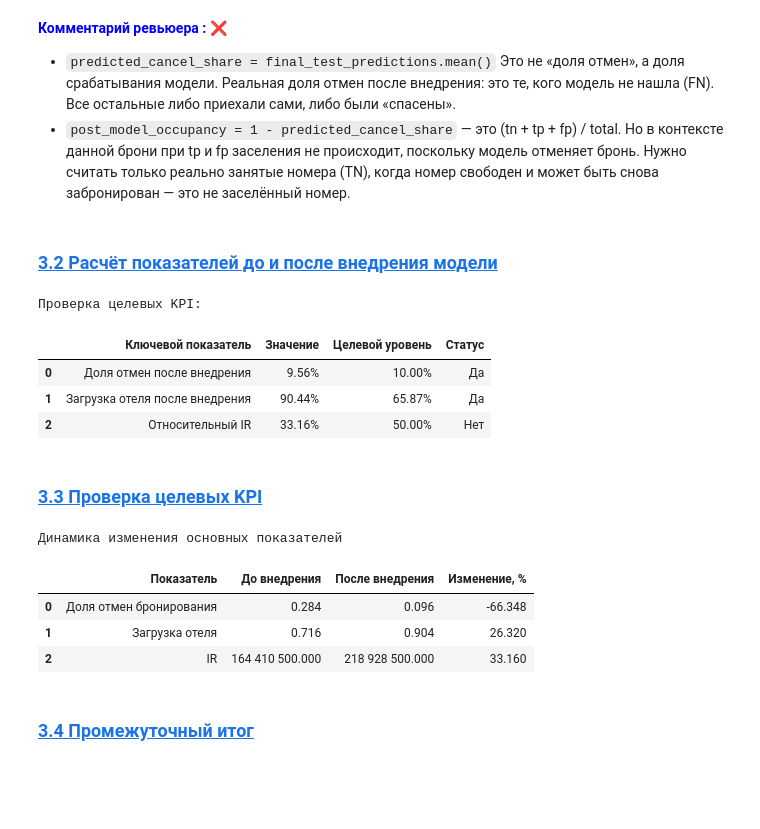
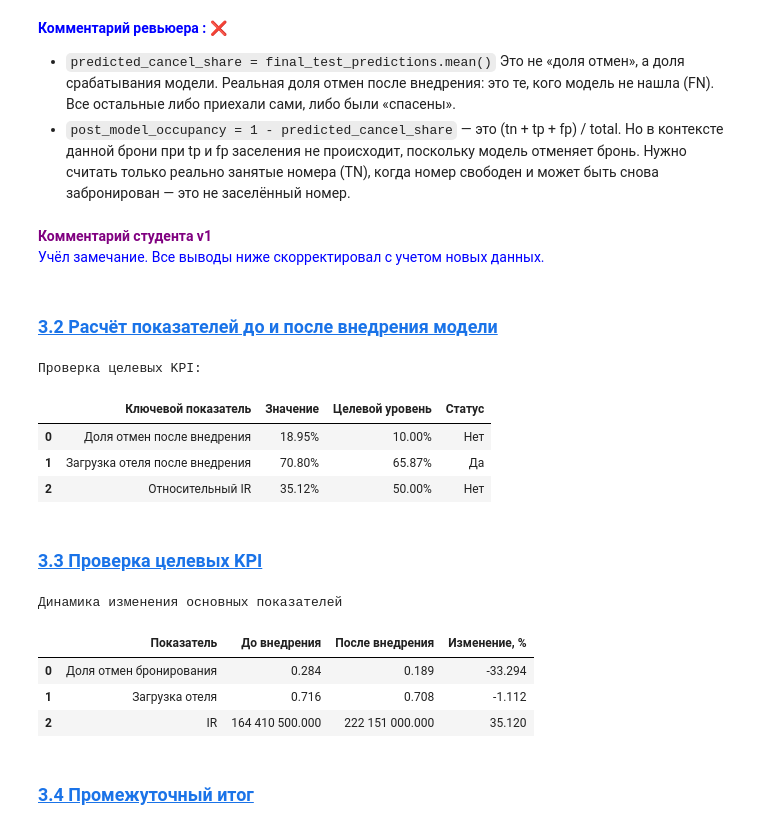
Before and after one commit to MEYakunin/Sprint17_Booking_Cancellation_Predict, a Jupyter notebook: Sprint17_Booking_Cancellation_Predict_ver_1.ipynb, the cells around one changed output. Drawn from its saved outputs; the diff is of its cells as text; code cells hidden in the pictures; blank space fills up the shorter version.

Commit message:
Sprint17_Booking_Cancellation_Predict - исправил все замечания ревьюера

```diff
--- a/Sprint17_Booking_Cancellation_Predict_ver_1.ipynb
+++ b/Sprint17_Booking_Cancellation_Predict_ver_1.ipynb
@@ -1543,7 +1545,7 @@ for name in MODEL_CONFIGS:
     )
     study.optimize(
         lambda trial, n=name: objective(trial, n, X_train, y_train),
-        n_trials=15,
+        n_trials=10,
         n_jobs=-1,
         show_progress_bar=False
     )
@@ -1823,6 +1814,6 @@ display(calibrated_metrics[calibrated_metrics['Модель'] == best_calibrated
 # %%
 # Поиск оптимального порога классификации на калибровочной выборке
-thresholds = np.linspace(0.05, 1, num=100)
+thresholds = np.linspace(0.05, 0.99, num=100)
 threshold_results = []
 
 for threshold in thresholds:
@@ -1836,9 +1827,9 @@ for threshold in thresholds:
         'FN': fn,
         'TN': tn,
         'Accuracy': accuracy_score(y_cal, y_pred_threshold),
-        'Precision': precision_score(y_cal, y_pred_threshold),
-        'Recall': recall_score(y_cal, y_pred_threshold),
-        'F1-score': f1_score(y_cal, y_pred_threshold),
+        'Precision': precision_score(y_cal, y_pred_threshold, zero_division=0),
+        'Recall': recall_score(y_cal, y_pred_threshold, zero_division=0),
+        'F1-score': f1_score(y_cal, y_pred_threshold, zero_division=0),
         'IR': calculate_ir(y_cal, y_pred_threshold),
         'flagged_share': y_pred_threshold.mean()
     })
@@ -1864,6 +1858,9 @@ threshold_df = pd.DataFrame(threshold_results)
 # %%
 # Сортируем по Incremental Revenue для выбора порога
-threshold_df = threshold_df[threshold_df['flagged_share'] <= 0.1]
+threshold_df = threshold_df[
+    (threshold_df['flagged_share'] >= 0.05) &
+    (threshold_df['flagged_share'] <= 0.1)
+].sort_values('IR', ascending=False).reset_index(drop=True)
 threshold_df = threshold_df.sort_values('IR', ascending=False).reset_index(drop=True)
 
 best_threshold = threshold_df.iloc[0]['threshold']
@@ -2163,28 +2183,28 @@ display(top_features[['feature', 'importance']])
 y_test_arr = y_test.to_numpy(dtype=int)
 final_test_predictions = final_test_predictions.astype(int)
 
-# До внедрения модели: фактическая доля отмен и загрузки на тестовых данных
+total = len(y_test_arr)
+
+# До внедрения модели: фактические доля отмен и загрузка на тестовых данных
 baseline_cancel_share = y_test_arr.mean()
 baseline_occupancy = 1 - baseline_cancel_share
 
 # IR до внедрения: доход без модели
 baseline_ir = ((y_test_arr == 0).sum() * AVG_REV) - ((y_test_arr == 1).sum() * LOST_REV)
 
-# После внедрения модели: считаем долю бронирований, которые модель помечает как отменённые
-# и оценку загрузки на основе этой доли.
-predicted_cancel_share = final_test_predictions.mean()
-post_model_occupancy = 1 - predicted_cancel_share
+# Матрица ошибок для расчёта показателей после внедрения модели
+tn, fp, fn, tp = confusion_matrix(y_test_arr, final_test_predictions, labels=[0, 1]).ravel()
 
-# Матрица ошибок для расчёта IR после внедрения модели
-# tn, fp, fn, tp = confusion_matrix(y_true, y_pred).ravel()
-tn, fp, fn, tp = confusion_matrix(y_test_arr, final_test_predictions, labels=[0, 1]).ravel()
+# Реальная доля отмен после внедрения = не найденные моделью отмены (FN)
+post_model_cancel_share = fn / total
+
+# Загрузка отеля после внедрения = реально занятые номера (TN)
+post_model_occupancy = tn / total
 
 # IR после внедрения модели
 post_model_ir = tp * PER_REBOOKING + tn * AVG_REV - fp * COST_FP - fn * LOST_REV
 
 # Сохраняем промежуточные переменные
-# Важно: stage3_before — это фактические показатели до внедрения,
-# stage3_after — это оценки после внедрения на основе предсказаний модели.
 stage3_before = {
     'cancel_share': baseline_cancel_share,
     'occupancy': baseline_occupancy,
@@ -2192,16 +2212,16 @@ stage3_before = {
 }
 
 stage3_after = {
-    'predicted_cancel_share': predicted_cancel_share,
+    'cancel_share': post_model_cancel_share,
     'occupancy': post_model_occupancy,
     'ir': post_model_ir,
 }
 
 print('Подготовка данных завершена.')
 print(f'Фактическая доля отмен до внедрения: {baseline_cancel_share:.2%}')
-print(f'Доля предсказанных отмен после внедрения: {predicted_cancel_share:.2%}')
+print(f'Доля отмен после внедрения: {post_model_cancel_share:.2%}')
 print(f'Загрузка отеля до внедрения: {baseline_occupancy:.2%}')
-print(f'Оценка загрузки после внедрения: {post_model_occupancy:.2%}')
+print(f'Загрузка отеля после внедрения: {post_model_occupancy:.2%}')
 print(f'IR до внедрения: {baseline_ir:,.0f} руб.')
 print(f'IR после внедрения: {post_model_ir:,.0f} руб.')
 # %% [output]
@@ -2218,6 +2238,9 @@ IR после внедрения: 218,928,500 руб.
 - `predicted_cancel_share = final_test_predictions.mean()` Это не «доля отмен», а доля срабатывания модели. Реальная доля отмен после внедрения: это те, кого модель не нашла (FN). Все остальные либо приехали сами, либо были «спасены».
 - `post_model_occupancy = 1 - predicted_cancel_share` — это (tn + tp + fp) / total. Но в контексте данной брони при tp и fp заселения не происходит, поскольку модель отменяет бронь. Нужно считать только реально занятые номера (TN), когда номер свободен и может быть снова забронирован — это не заселённый номер.
 </font>
+# %% [markdown]
+<span style="color: purple; font-weight: bold">Комментарий студента v1</span>
+<span style="color: blue"><br>Учёл замечание. Все выводы ниже скорректировал с учетом новых данных.</span>
 # %% [markdown]
 ### [3.2 Расчёт показателей до и после внедрения модели <a id=3_2></a>](#content)
 # %%
@@ -2225,7 +2248,7 @@ IR после внедрения: 218,928,500 руб.
 relative_ir_pct = ((stage3_after['ir'] - stage3_before['ir']) / stage3_before['ir'])
 
 # Проверяем достижение целевых метрик
-cancel_share_target_met = stage3_after['predicted_cancel_share'] <= TARGET_CANCEL_SHARE
+cancel_share_target_met = stage3_after['cancel_share'] <= TARGET_CANCEL_SHARE
 occupancy_drop_allowed = stage3_after['occupancy'] >= (stage3_before['occupancy'] * (1 - MAX_OCCUPANCY_DROP))
 relative_ir_target_met = relative_ir_pct >= MIN_RELATIVE_IR
 
@@ -2234,7 +2257,7 @@ kpi_check_df = pd.DataFrame(
     [
         {
             'Ключевой показатель': 'Доля отмен после внедрения',
-            'Значение': stage3_after['predicted_cancel_share'],
+            'Значение': stage3_after['cancel_share'],
             'Целевой уровень': TARGET_CANCEL_SHARE,
             'Статус': 'Да' if cancel_share_target_met else 'Нет',
         },
@@ -2272,14 +2295,14 @@ stage3_kpi = {
 # %% [output]
 Проверка целевых KPI:
 |  | Ключевой показатель | Значение | Целевой уровень | Статус |
-| 0 | Доля отмен после внедрения | 9.56% | 10.00% | Да |
-| 1 | Загрузка отеля после внедрения | 90.44% | 65.87% | Да |
-| 2 | Относительный IR | 33.16% | 50.00% | Нет |
+| 0 | Доля отмен после внедрения | 18.95% | 10.00% | Нет |
+| 1 | Загрузка отеля после внедрения | 70.80% | 65.87% | Да |
+| 2 | Относительный IR | 35.12% | 50.00% | Нет |
 # %% [markdown]
 ### [3.3 Проверка целевых KPI <a id=3_3></a>](#content)
 # %%
 # Динамика доли отмен
-cancel_share_change = ((stage3_after['predicted_cancel_share'] - stage3_before['cancel_share']) / stage3_before['cancel_share']) * 100
+cancel_share_change = ((stage3_after['cancel_share'] - stage3_before['cancel_share']) / stage3_before['cancel_share']) * 100
 
 # Динамика загрузки отеля
 occupancy_change = ((stage3_after['occupancy'] - stage3_before['occupancy']) / stage3_before['occupancy']) * 100
@@ -2293,37 +2316,37 @@ stage3_dynamics = {
     'relative_ir_pct': relative_ir,
 }
 
 stage3_dynamics_df = pd.DataFrame(
     [
         {
             'Показатель': 'Доля отмен бронирования',
             'До внедрения': stage3_before['cancel_share'],
-            'После внедрения': stage3_after['predicted_cancel_share'],
+            'После внедрения': stage3_after['cancel_share'],
             'Изменение, %': cancel_share_change,
         },
         {
             'Показатель': 'Загрузка отеля',
             'До внедрения': stage3_before['occupancy'],
             'После внедрения': stage3_after['occupancy'],
             'Изменение, %': occupancy_change,
         },
         {
             'Показатель': 'IR',
             'До внедрения': stage3_before['ir'],
             'После внедрения': stage3_after['ir'],
             'Изменение, %': relative_ir,
         },
     ]
 )
 
 print('Динамика изменения основных показателей')
 display(stage3_dynamics_df)
 # %% [output]
 Динамика изменения основных показателей
 |  | Показатель | До внедрения | После внедрения | Изменение, % |
-| 0 | Доля отмен бронирования | 0.284 | 0.096 | -66.348 |
-| 1 | Загрузка отеля | 0.716 | 0.904 | 26.320 |
-| 2 | IR | 164 410 500.000 | 218 928 500.000 | 33.160 |
+| 0 | Доля отмен бронирования | 0.284 | 0.189 | -33.294 |
+| 1 | Загрузка отеля | 0.716 | 0.708 | -1.112 |
+| 2 | IR | 164 410 500.000 | 222 151 000.000 | 35.120 |
 # %% [markdown]
 ### [3.4 Промежуточный итог <a id=3_4></a>](#content)
 # %% [markdown]
```
Also changed, not shown: parts of 26 cells of this notebook, 4 other files.
